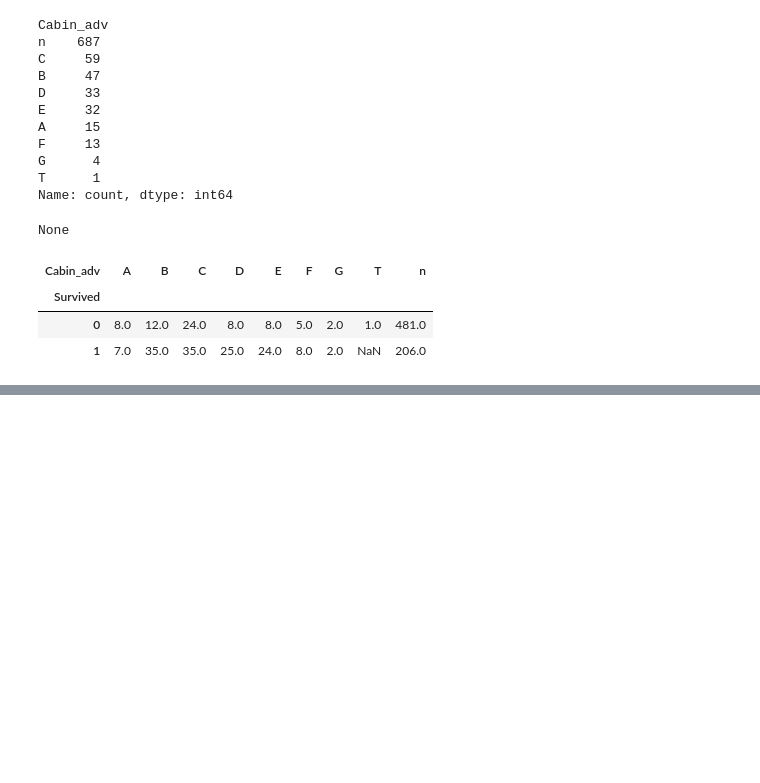
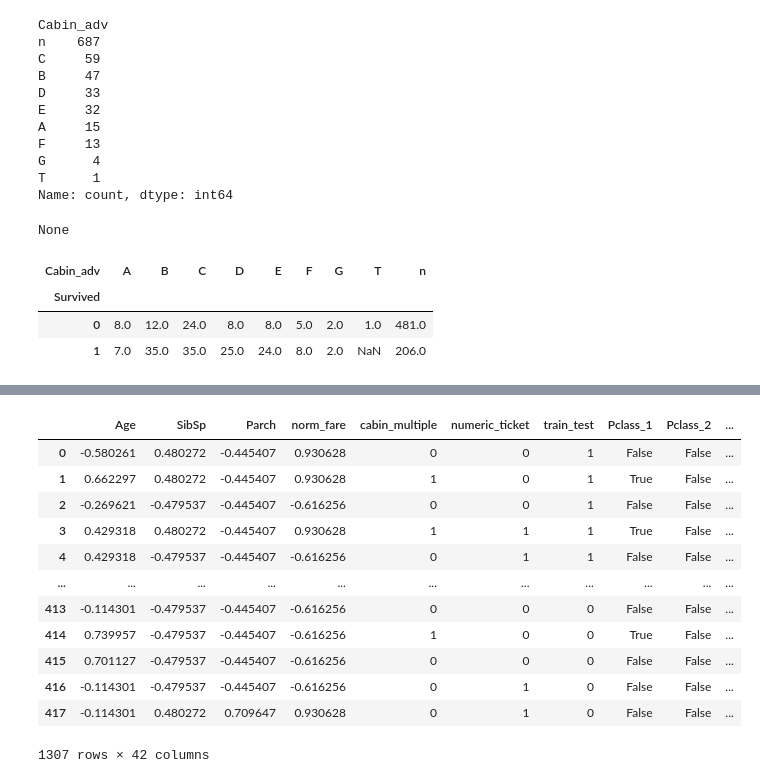
Before and after one commit to omar4646/My_repository, a Jupyter notebook: titanik_ml.ipynb, the cells around one changed output, grey strips where cells are left out. Cells and saved outputs as stored; diff of their text form; code cells hidden in the pictures; blank space fills up the shorter version.

```diff
--- a/titanik_ml.ipynb
+++ b/titanik_ml.ipynb
@@ -170,0 +288,4 @@ None
+# %%
+all_data.Pclass = all_data.Pclass.astype(str)
+# %%
+all_dummies = pd.get_dummies(all_data[['Pclass','Sex','Age','SibSp','Parch','norm_fare','Embarked','cabin_adv','cabin_multiple','numeric_ticket','name_title','train_test']])
@@ -170,0 +300,21 @@ None
+# %%
+from sklearn.preprocessing import StandardScaler
+scale = StandardScaler()
+
+all_dummies_scaled = all_dummies.copy()
+all_dummies_scaled[['Age','SibSp','Parch','norm_fare']] = scale.fit_transform(all_dummies_scaled[['Age','SibSp','Parch','norm_fare']])
+all_dummies_scaled
+# %% [output]
+|  | Age | SibSp | Parch | norm_fare | cabin_multiple | numeric_ticket | train_test | Pclass_1 | Pclass_2 | ... |
+| 0 | -0.580261 | 0.480272 | -0.445407 | 0.930628 | 0 | 0 | 1 | False | False | ... |
+| 1 | 0.662297 | 0.480272 | -0.445407 | 0.930628 | 1 | 0 | 1 | True | False | ... |
+| 2 | -0.269621 | -0.479537 | -0.445407 | -0.616256 | 0 | 0 | 1 | False | False | ... |
+| 3 | 0.429318 | 0.480272 | -0.445407 | 0.930628 | 1 | 1 | 1 | True | False | ... |
+| 4 | 0.429318 | -0.479537 | -0.445407 | -0.616256 | 0 | 1 | 1 | False | False | ... |
+| ... | ... | ... | ... | ... | ... | ... | ... | ... | ... | ... |
+| 413 | -0.114301 | -0.479537 | -0.445407 | -0.616256 | 0 | 0 | 0 | False | False | ... |
+| 414 | 0.739957 | -0.479537 | -0.445407 | -0.616256 | 1 | 0 | 0 | True | False | ... |
+| 415 | 0.701127 | -0.479537 | -0.445407 | -0.616256 | 0 | 0 | 0 | False | False | ... |
+| 416 | -0.114301 | -0.479537 | -0.445407 | -0.616256 | 0 | 1 | 0 | False | False | ... |
+| 417 | -0.114301 | 0.480272 | 0.709647 | 0.930628 | 0 | 1 | 0 | False | False | ... |
+1307 rows × 42 columns
```
Also changed, not shown: parts of 16 cells of this notebook.
